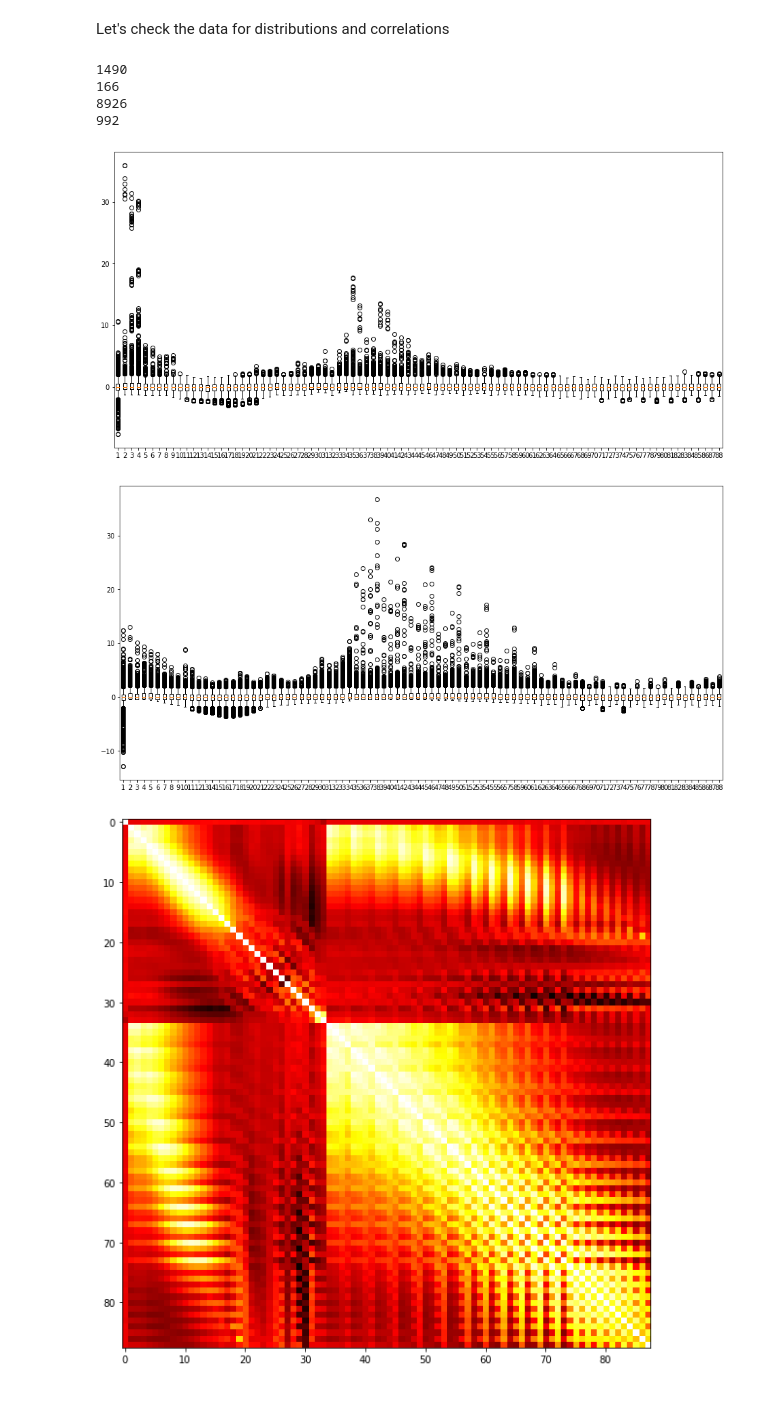
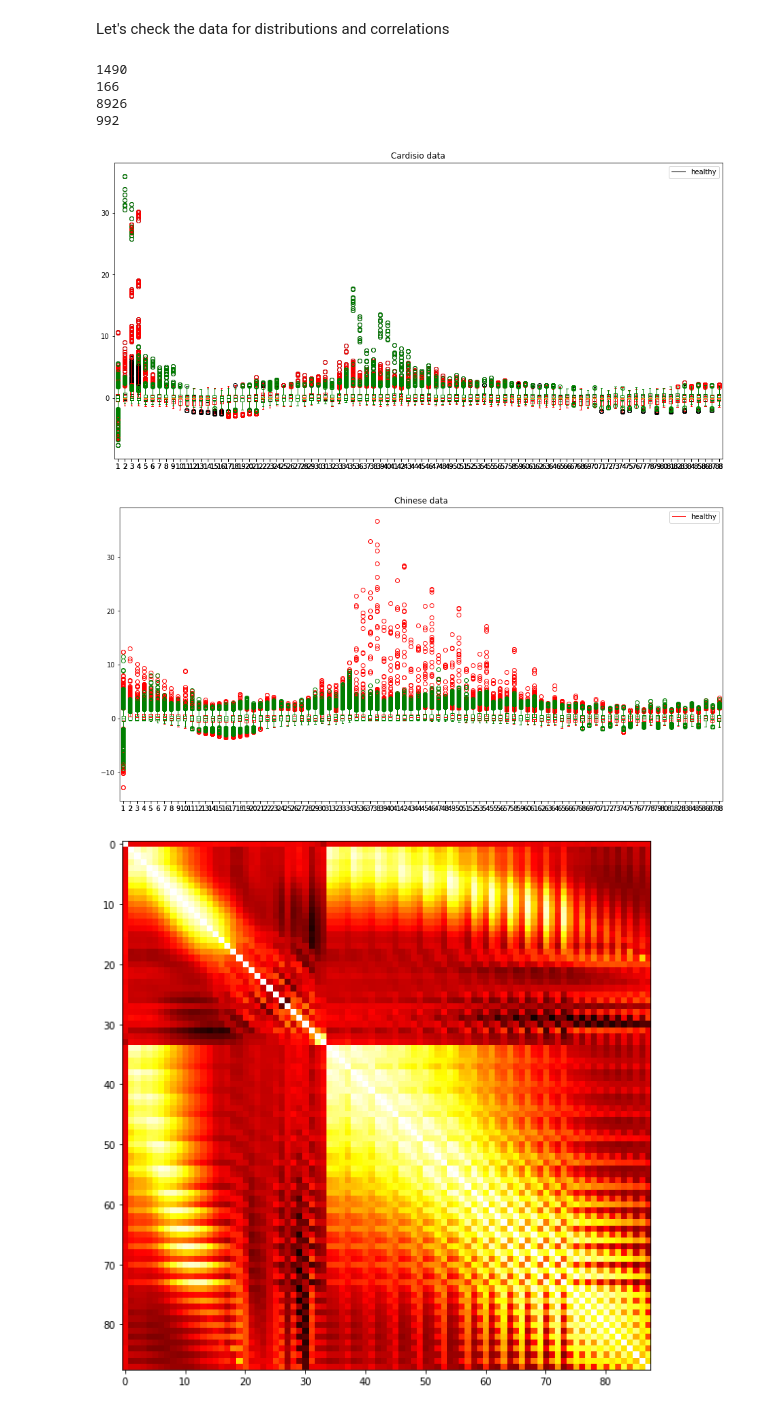
Before and after one commit to FVaisfeld/ml, a Jupyter notebook: data_comparison.ipynb, the cells around one changed output. Cells and saved outputs as stored; diff of their text form; code cells hidden in the pictures.

```diff
--- a/data_comparison.ipynb
+++ b/data_comparison.ipynb
@@ -55,6 +70,17 @@ Number Measurements CHINA: 9918
 # %% [markdown]
 First check the personal parameters for NaNs and then plot
 # %%
+#only use AF and NSR
+sick_ind_chinese = [i for i,l in enumerate(chinese_labels) if l=='AF']
+healthy_ind_chinese = [i for i,l in enumerate(chinese_labels) if l=='NSR']
+sick_ind_cardisio = [i for i,l in enumerate(cardisio_labels) if l=='AF']
+healthy_ind_cardisio = [i for i,l in enumerate(cardisio_labels) if l=='NSR']
+print(np.size(sick_ind_chinese))
+print(np.size(healthy_ind_chinese))
+print(np.size(sick_ind_cardisio))
+print(np.size(healthy_ind_cardisio))
+
+
 # check if array contains NaNs
 ind_age = [i for i,a in enumerate(age) if not np.isnan(a)]
 ind_sex = [i for i,s in enumerate(sex)  if not s=='[nan]']
@@ -101,45 +131,83 @@ Let's now check the data for NaNs and outliers..
 Let's check the data for distributions and correlations
 # %%
 from sklearn.preprocessing import RobustScaler
+
 # check features for outliers
 cardisio_measurements = np.array(cardisio_measurements)
 chinese_measurements = np.array(chinese_measurements)
 
+
+# cardisio data
 trans = RobustScaler()
 trans.fit(cardisio_measurements)
 cardisio_measurements = trans.transform(cardisio_measurements)
 f, ax = plt.subplots(figsize=(16, 8))
 fig = plt.boxplot(cardisio_measurements)
+plt.title("Cardisio data")
+box1 = plt.boxplot( cardisio_measurements[sick_ind_cardisio,:])
+c2 = 'red'
+for item in ['boxes', 'whiskers', 'fliers', 'medians', 'caps']:
+        plt.setp(box1[item], color=c2)
+plt.setp(box1["fliers"], markeredgecolor=c2)
+plt.legend({'sick'})
 
+
+box2 = plt.boxplot(  cardisio_measurements[healthy_ind_cardisio,:])
+c2 = 'green'
+for item in ['boxes', 'whiskers', 'fliers', 'medians', 'caps']:
+        plt.setp(box2[item], color=c2)
+plt.setp(box2["fliers"], markeredgecolor=c2)
+plt.legend({'healthy'})
+
+
+
+
+
+#chinese data
 trans = RobustScaler()
 trans.fit(chinese_measurements)
 chinese_measurements = trans.transform(chinese_measurements)
 f, ax = plt.subplots(figsize=(16, 8))
-fig = plt.boxplot(chinese_measurements)
+plt.title("Chinese data")
+box1 = plt.boxplot( chinese_measurements[sick_ind_chinese,:])
+c2 = 'red'
+for item in ['boxes', 'whiskers', 'fliers', 'medians', 'caps']:
+        plt.setp(box1[item], color=c2)
+plt.setp(box1["fliers"], markeredgecolor=c2)
+plt.legend({'sick'})
+
+
+box2 = plt.boxplot(  chinese_measurements[healthy_ind_chinese,:])
+c2 = 'green'
+for item in ['boxes', 'whiskers', 'fliers', 'medians', 'caps']:
+        plt.setp(box2[item], color=c2)
+plt.setp(box2["fliers"], markeredgecolor=c2)
+plt.legend({'healthy'})
 
 
 # check features for outliers
 from sklearn.ensemble import IsolationForest
 iso = IsolationForest(contamination=0.1)
 yhat = iso.fit_predict(cardisio_measurements)
 print(np.count_nonzero(yhat==1))
 print(np.count_nonzero(yhat==-1))
 
-cardisio_measurements = cardisio_measurements[yhat != -1,:]
 
 
+
+
+#cardisio_measurements = cardisio_measurements[yhat != -1,:]
 yhat = iso.fit_predict(chinese_measurements)
 print(np.count_nonzero(yhat==1))
 print(np.count_nonzero(yhat==-1))
-
-chinese_measurements = chinese_measurements[yhat != -1,:]
+#chinese_measurements = chinese_measurements[yhat != -1,:]
 # %% [output]
 1490
 166
 8926
 992
-[figure, old version]
+[figure, new version]
-[figure, old version]
+[figure, new version]
 # %%
 #smote oversampling
 import seaborn as sns
```
Also changed, not shown: parts of 2 cells of this notebook.
